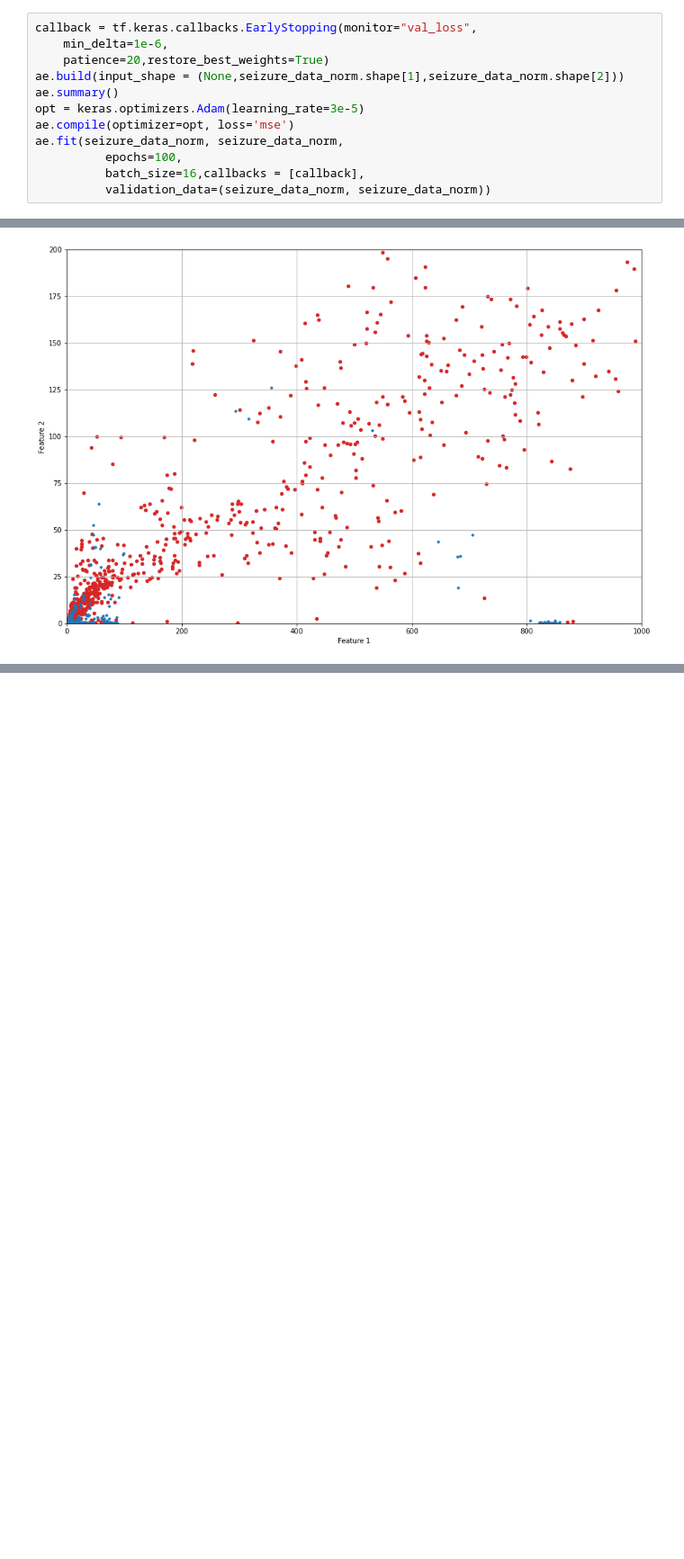
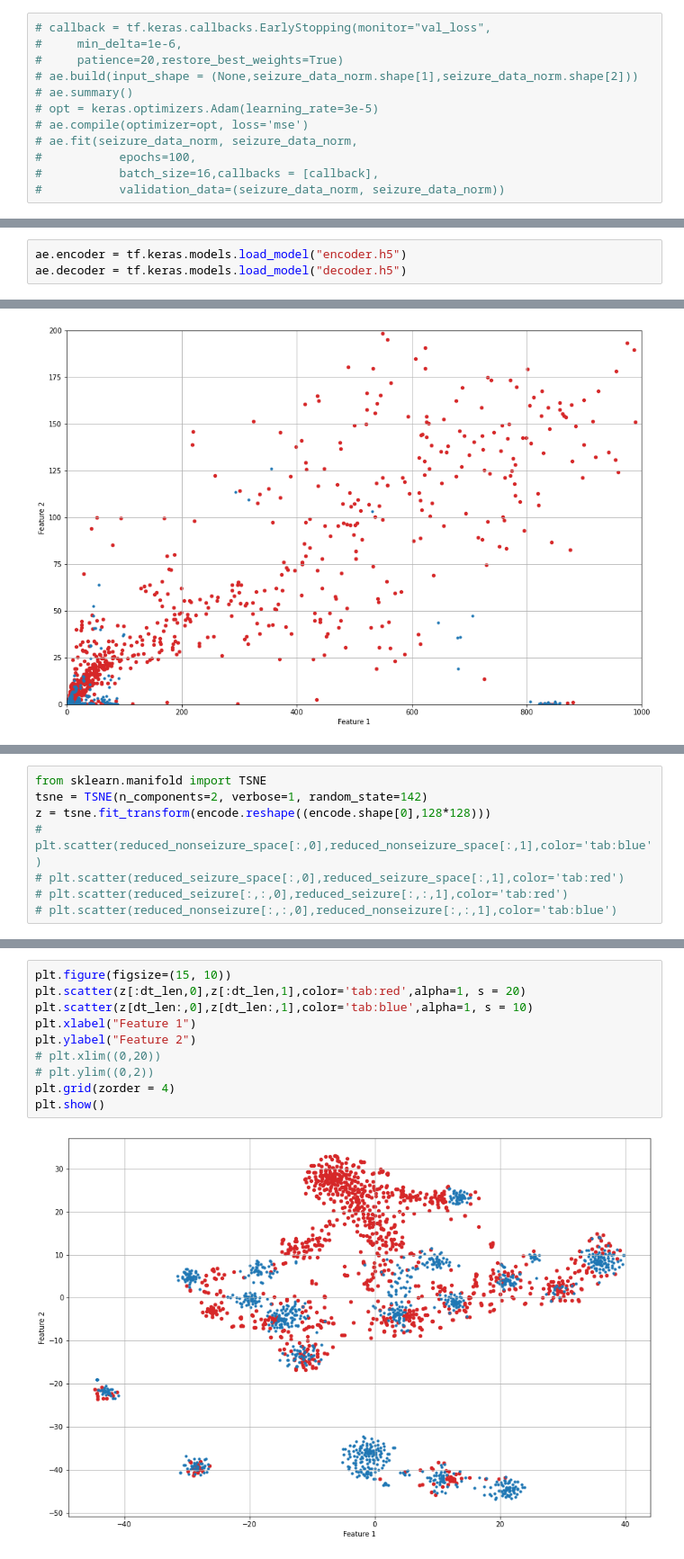
Before and after one commit to sirrus98/ieeg_toy_template, a Jupyter notebook: autoencoder_test.ipynb, the cells around one changed output, grey strips where cells are left out. Shown at 90% size. Saved outputs shown, nothing was run; the diff lists cells and outputs as text; blank space fills up the shorter version.

Commit message:
transfer learning + tSNE

```diff
--- a/autoencoder_test.ipynb
+++ b/autoencoder_test.ipynb
@@ -154,14 +157,14 @@ K.clear_session()
 from autoencoder import Autoencoder
 ae = Autoencoder(seizure_data_stack.shape[1],seizure_data_stack.shape[2])
 # %%
-callback = tf.keras.callbacks.EarlyStopping(monitor="val_loss",
-    min_delta=1e-6,
-    patience=20,restore_best_weights=True)
-ae.build(input_shape = (None,seizure_data_norm.shape[1],seizure_data_norm.shape[2]))
-ae.summary()
-opt = keras.optimizers.Adam(learning_rate=3e-5)
-ae.compile(optimizer=opt, loss='mse')
-ae.fit(seizure_data_norm, seizure_data_norm,
-          epochs=100,
-          batch_size=16,callbacks = [callback],
-          validation_data=(seizure_data_norm, seizure_data_norm))
+# callback = tf.keras.callbacks.EarlyStopping(monitor="val_loss",
+#     min_delta=1e-6,
+#     patience=20,restore_best_weights=True)
+# ae.build(input_shape = (None,seizure_data_norm.shape[1],seizure_data_norm.shape[2]))
+# ae.summary()
+# opt = keras.optimizers.Adam(learning_rate=3e-5)
+# ae.compile(optimizer=opt, loss='mse')
+# ae.fit(seizure_data_norm, seizure_data_norm,
+#           epochs=100,
+#           batch_size=16,callbacks = [callback],
+#           validation_data=(seizure_data_norm, seizure_data_norm))
@@ -192,0 +174,3 @@ WARNING:tensorflow:Compiled the loaded model, but the compiled metrics have yet
+# %%
+ae.encoder = tf.keras.models.load_model("encoder.h5")
+ae.decoder = tf.keras.models.load_model("decoder.h5")
@@ -267,0 +425,8 @@ plt.show()
+# %%
+from sklearn.manifold import TSNE
+tsne = TSNE(n_components=2, verbose=1, random_state=142)
+z = tsne.fit_transform(encode.reshape((encode.shape[0],128*128)))
+# plt.scatter(reduced_nonseizure_space[:,0],reduced_nonseizure_space[:,1],color='tab:blue')
+# plt.scatter(reduced_seizure_space[:,0],reduced_seizure_space[:,1],color='tab:red')
+# plt.scatter(reduced_seizure[:,:,0],reduced_seizure[:,:,1],color='tab:red')
+# plt.scatter(reduced_nonseizure[:,:,0],reduced_nonseizure[:,:,1],color='tab:blue')
@@ -267,0 +443,12 @@ plt.show()
+# %%
+plt.figure(figsize=(15, 10))
+plt.scatter(z[:dt_len,0],z[:dt_len,1],color='tab:red',alpha=1, s = 20)
+plt.scatter(z[dt_len:,0],z[dt_len:,1],color='tab:blue',alpha=1, s = 10)
+plt.xlabel("Feature 1")
+plt.ylabel("Feature 2")
+# plt.xlim((0,20))
+# plt.ylim((0,2))
+plt.grid(zorder = 4)
+plt.show()
+# %% [output]
+[figure, added]
```
Also changed, not shown: parts of 31 cells of this notebook.
